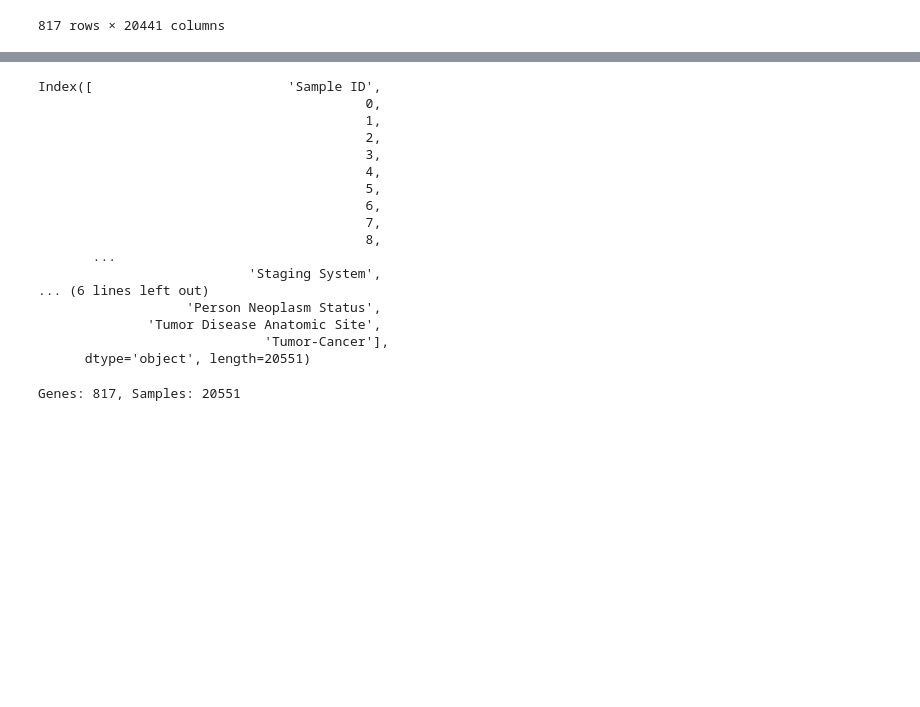
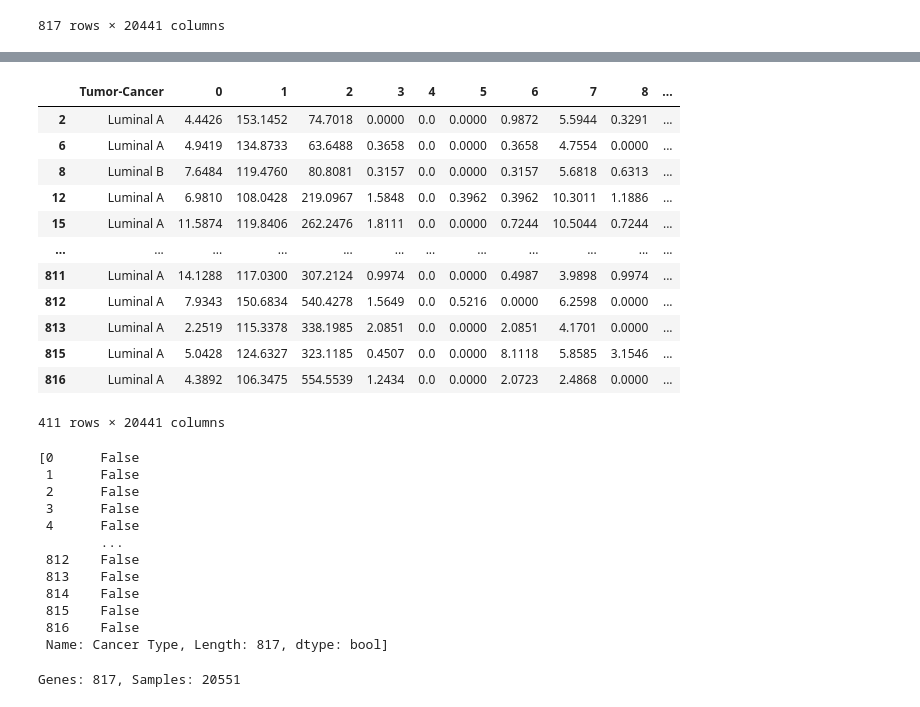
Before and after one commit to Fasmanuel2002/UPSA_Thesis_Research, a Jupyter notebook: research/notebooks/Clinical_data.ipynb, the cells around one changed output, grey strips where cells are left out. Cells and saved outputs as stored; diff of their text form; code cells hidden in the pictures; blank space fills up the shorter version.

Commit message:
Working in the Mergin and elimination of zeros for the two sub groups of the luminal A and Luminal B

```diff
--- a/research/notebooks/Clinical_data.ipynb
+++ b/research/notebooks/Clinical_data.ipynb
@@ -189,23 +173,39 @@ df_merged = pd.merge(df_mRNA_final, df_clincal_data, right_on="Sample ID", left_
+# %%
+comparation_df = df_merged.loc[
+    df_merged["Tumor-Cancer"].isin(["Luminal A", "Luminal B"]),
+    ["Tumor-Cancer"] + list(df_merged.columns[1:20441].astype(int))
+]
+comparation_df
+# %% [output]
+|  | Tumor-Cancer | 0 | 1 | 2 | 3 | 4 | 5 | 6 | 7 | 8 | ... |
+| 2 | Luminal A | 4.4426 | 153.1452 | 74.7018 | 0.0000 | 0.0 | 0.0000 | 0.9872 | 5.5944 | 0.3291 | ... |
+| 6 | Luminal A | 4.9419 | 134.8733 | 63.6488 | 0.3658 | 0.0 | 0.0000 | 0.3658 | 4.7554 | 0.0000 | ... |
+| 8 | Luminal B | 7.6484 | 119.4760 | 80.8081 | 0.3157 | 0.0 | 0.0000 | 0.3157 | 5.6818 | 0.6313 | ... |
+| 12 | Luminal A | 6.9810 | 108.0428 | 219.0967 | 1.5848 | 0.0 | 0.3962 | 0.3962 | 10.3011 | 1.1886 | ... |
+| 15 | Luminal A | 11.5874 | 119.8406 | 262.2476 | 1.8111 | 0.0 | 0.0000 | 0.7244 | 10.5044 | 0.7244 | ... |
+| ... | ... | ... | ... | ... | ... | ... | ... | ... | ... | ... | ... |
+| 811 | Luminal A | 14.1288 | 117.0300 | 307.2124 | 0.9974 | 0.0 | 0.0000 | 0.4987 | 3.9898 | 0.9974 | ... |
+| 812 | Luminal A | 7.9343 | 150.6834 | 540.4278 | 1.5649 | 0.0 | 0.5216 | 0.0000 | 6.2598 | 0.0000 | ... |
+| 813 | Luminal A | 2.2519 | 115.3378 | 338.1985 | 2.0851 | 0.0 | 0.0000 | 2.0851 | 4.1701 | 0.0000 | ... |
+| 815 | Luminal A | 5.0428 | 124.6327 | 323.1185 | 0.4507 | 0.0 | 0.0000 | 8.1118 | 5.8585 | 3.1546 | ... |
+| 816 | Luminal A | 4.3892 | 106.3475 | 554.5539 | 1.2434 | 0.0 | 0.0000 | 2.0723 | 2.4868 | 0.0000 | ... |
+411 rows × 20441 columns
 # %%
-df_merged.columns
+
+[df_merged["Cancer Type"] == "Luminal A"]
 # %% [output]
-Index([                         'Sample ID',
-                                          0,
-                                          1,
-                                          2,
-                                          3,
-                                          4,
-                                          5,
-                                          6,
-                                          7,
-                                          8,
-       ...
-                           'Staging System',
-... (6 lines left out)
-                   'Person Neoplasm Status',
-              'Tumor Disease Anatomic Site',
-                             'Tumor-Cancer'],
-      dtype='object', length=20551)
+[0      False
+ 1      False
+ 2      False
+ 3      False
+ 4      False
+        ...
+ 812    False
+ 813    False
+ 814    False
+ 815    False
+ 816    False
+ Name: Cancer Type, Length: 817, dtype: bool]
 # %%
 print(f"Genes: {df_merged.shape[0]}, Samples: {df_merged.shape[1]}")
 # %% [output]
```
Also changed, not shown: parts of 3 cells of this notebook.
